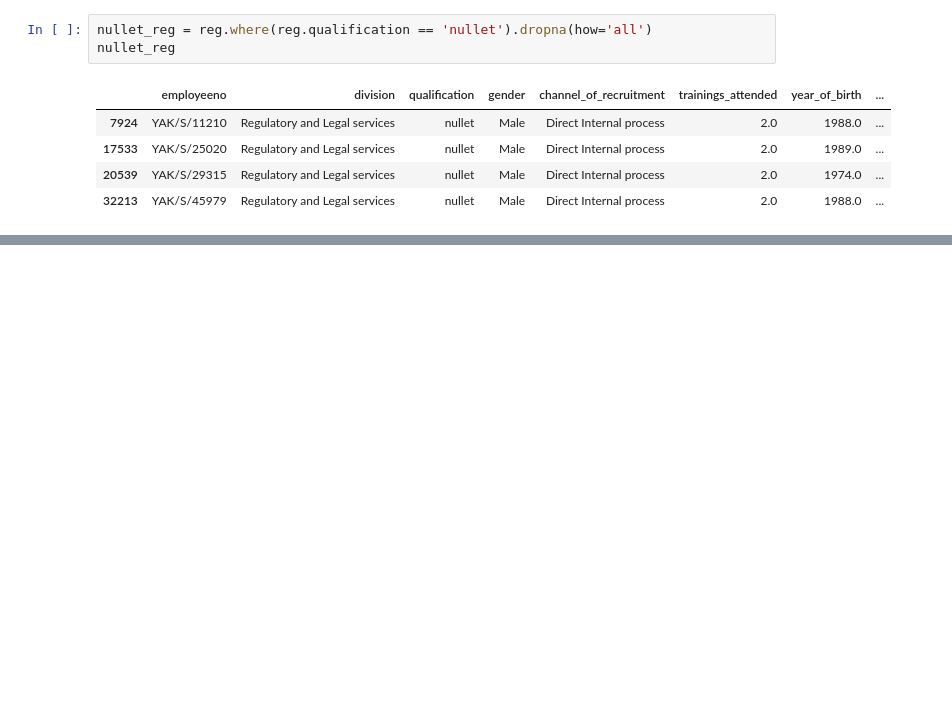
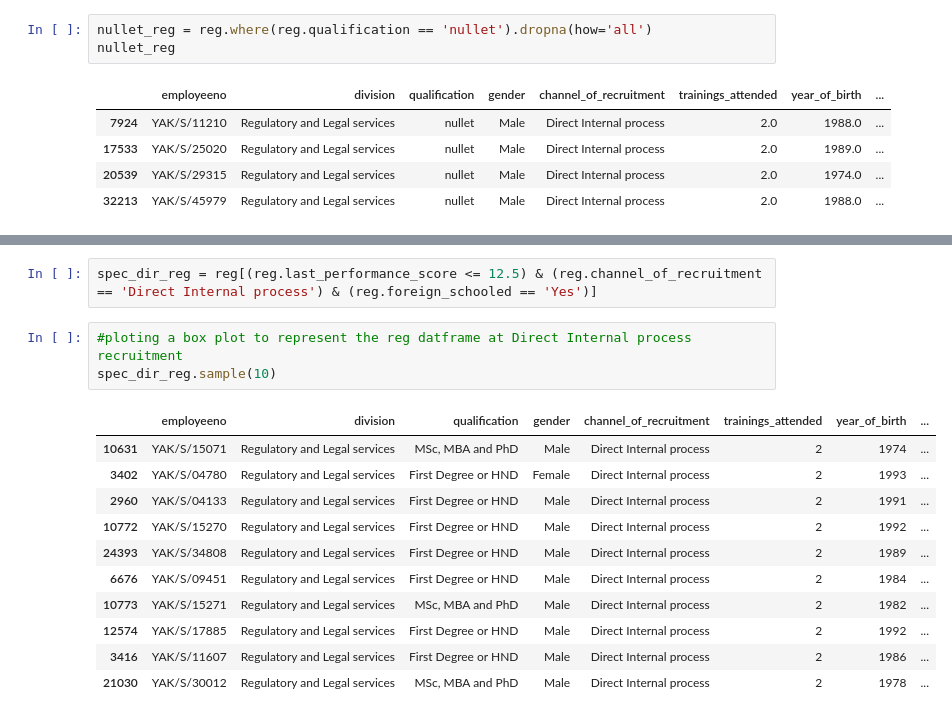
Before and after one commit to Xx1235/DSN-Staff-Promotion-Algorithm, a Jupyter notebook: dsn_yakubu.ipynb, the cells around one changed output, grey strips where cells are left out. Drawn from its saved outputs; the diff is of its cells as text; blank space fills up the shorter version.

```diff
--- a/dsn_yakubu.ipynb
+++ b/dsn_yakubu.ipynb
@@ -289,0 +320,17 @@ Name: year_of_birth, dtype: float64
+# %%
+spec_dir_reg = reg[(reg.last_performance_score <= 12.5) & (reg.channel_of_recruitment == 'Direct Internal process') & (reg.foreign_schooled == 'Yes')]
+# %%
+#ploting a box plot to represent the reg datframe at Direct Internal process recruitment
+spec_dir_reg.sample(10)
+# %% [output]
+|  | employeeno | division | qualification | gender | channel_of_recruitment | trainings_attended | year_of_birth | ... |
+| 10631 | YAK/S/15071 | Regulatory and Legal services | MSc, MBA and PhD | Male | Direct Internal process | 2 | 1974 | ... |
+| 3402 | YAK/S/04780 | Regulatory and Legal services | First Degree or HND | Female | Direct Internal process | 2 | 1993 | ... |
+| 2960 | YAK/S/04133 | Regulatory and Legal services | First Degree or HND | Male | Direct Internal process | 2 | 1991 | ... |
+| 10772 | YAK/S/15270 | Regulatory and Legal services | First Degree or HND | Male | Direct Internal process | 2 | 1992 | ... |
+| 24393 | YAK/S/34808 | Regulatory and Legal services | First Degree or HND | Male | Direct Internal process | 2 | 1989 | ... |
+| 6676 | YAK/S/09451 | Regulatory and Legal services | First Degree or HND | Male | Direct Internal process | 2 | 1984 | ... |
+| 10773 | YAK/S/15271 | Regulatory and Legal services | MSc, MBA and PhD | Male | Direct Internal process | 2 | 1982 | ... |
+| 12574 | YAK/S/17885 | Regulatory and Legal services | First Degree or HND | Male | Direct Internal process | 2 | 1992 | ... |
+| 3416 | YAK/S/11607 | Regulatory and Legal services | First Degree or HND | Male | Direct Internal process | 2 | 1986 | ... |
+| 21030 | YAK/S/30012 | Regulatory and Legal services | MSc, MBA and PhD | Male | Direct Internal process | 2 | 1978 | ... |
```
Also changed, not shown: parts of 17 cells of this notebook.
